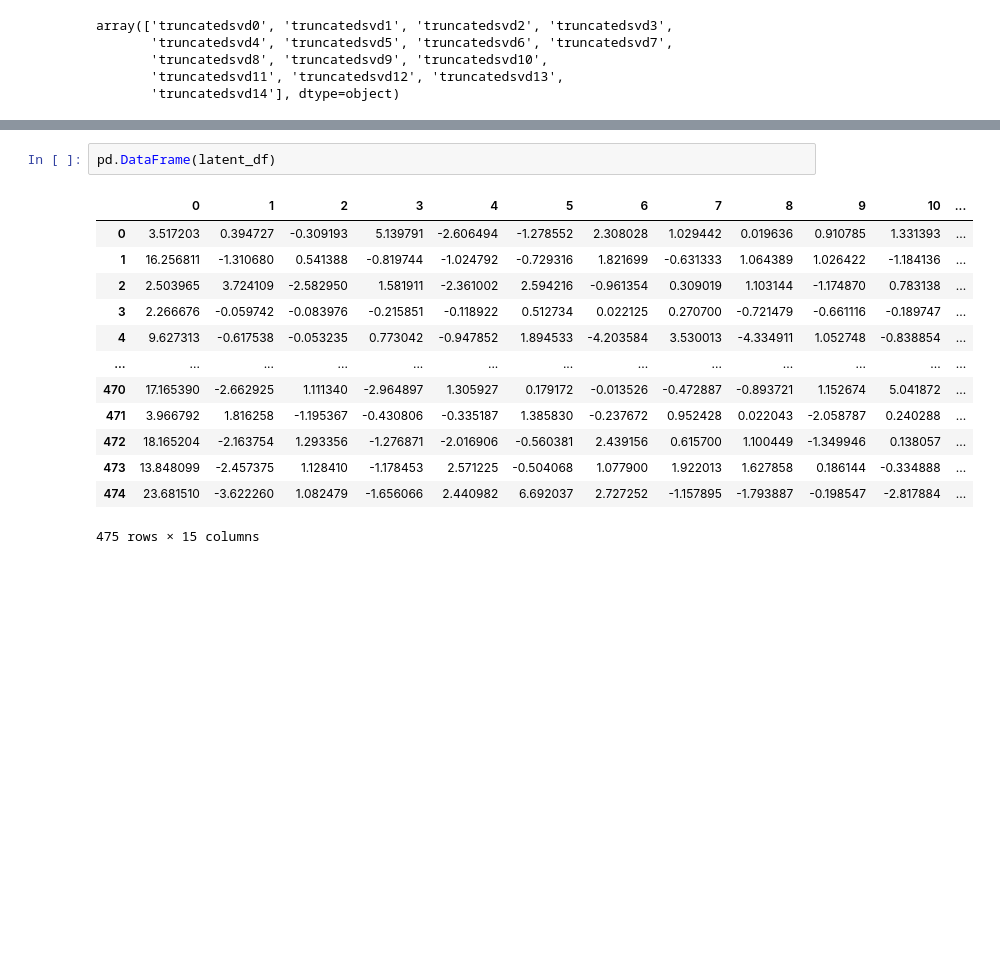
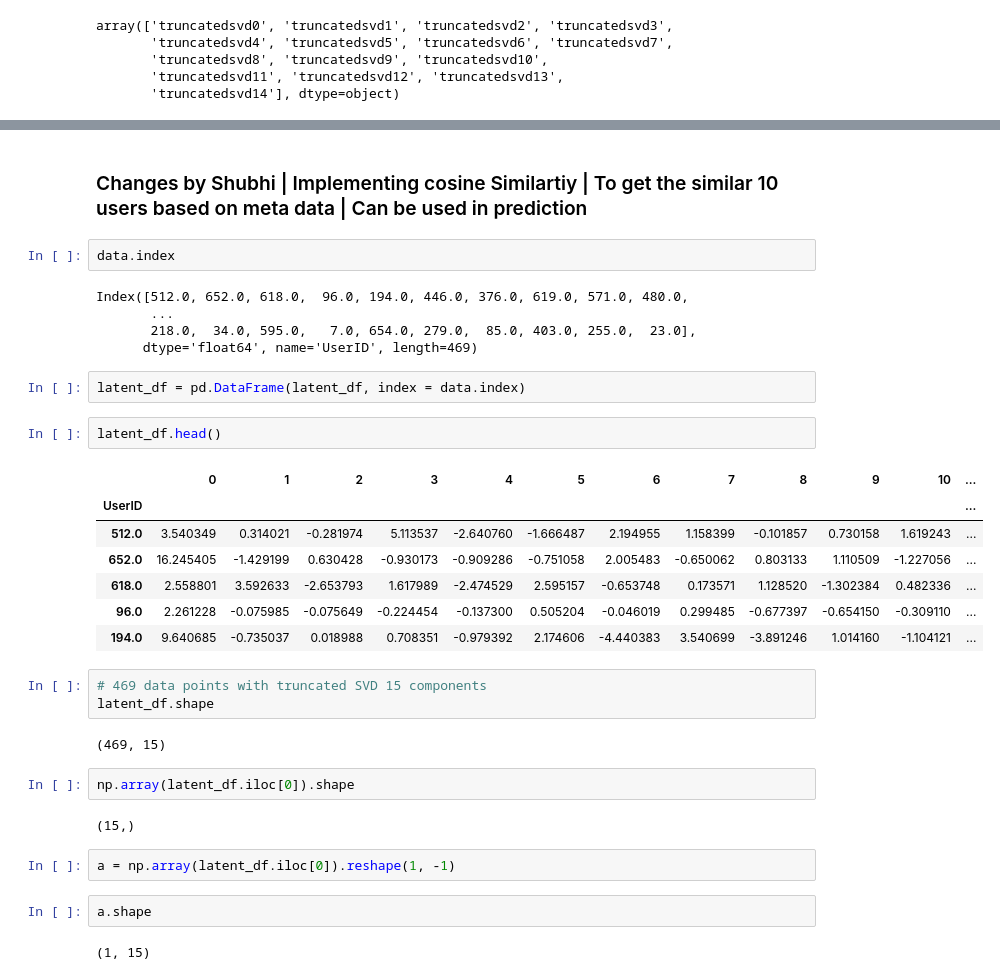
Before and after one commit to Shubhi-Varshney/data_bpm, a Jupyter notebook: notebooks/yulia_metadata_processing.ipynb, the cells around one changed output, grey strips where cells are left out. Drawn from its saved outputs; the diff is of its cells as text; blank space fills up the shorter version.

```diff
--- a/notebooks/yulia_metadata_processing.ipynb
+++ b/notebooks/yulia_metadata_processing.ipynb
@@ -281,16 +285,36 @@ array([[ 3.51720275,  0.39472738, -0.30919282, ..., -1.60641127,
+# %% [markdown]
+### Changes by Shubhi | Implementing cosine Similartiy | To get the similar 10 users based on meta data | Can be used in prediction
+# %%
+data.index
+# %% [output]
+Index([512.0, 652.0, 618.0,  96.0, 194.0, 446.0, 376.0, 619.0, 571.0, 480.0,
+       ...
+       218.0,  34.0, 595.0,   7.0, 654.0, 279.0,  85.0, 403.0, 255.0,  23.0],
+      dtype='float64', name='UserID', length=469)
 # %%
-pd.DataFrame(latent_df)
+latent_df = pd.DataFrame(latent_df, index = data.index)
-# %% [output]
-|  | 0 | 1 | 2 | 3 | 4 | 5 | 6 | 7 | 8 | 9 | 10 | ... |
-| 0 | 3.517203 | 0.394727 | -0.309193 | 5.139791 | -2.606494 | -1.278552 | 2.308028 | 1.029442 | 0.019636 | 0.910785 | 1.331393 | ... |
-| 1 | 16.256811 | -1.310680 | 0.541388 | -0.819744 | -1.024792 | -0.729316 | 1.821699 | -0.631333 | 1.064389 | 1.026422 | -1.184136 | ... |
-| 2 | 2.503965 | 3.724109 | -2.582950 | 1.581911 | -2.361002 | 2.594216 | -0.961354 | 0.309019 | 1.103144 | -1.174870 | 0.783138 | ... |
-| 3 | 2.266676 | -0.059742 | -0.083976 | -0.215851 | -0.118922 | 0.512734 | 0.022125 | 0.270700 | -0.721479 | -0.661116 | -0.189747 | ... |
-| 4 | 9.627313 | -0.617538 | -0.053235 | 0.773042 | -0.947852 | 1.894533 | -4.203584 | 3.530013 | -4.334911 | 1.052748 | -0.838854 | ... |
-| ... | ... | ... | ... | ... | ... | ... | ... | ... | ... | ... | ... | ... |
-| 470 | 17.165390 | -2.662925 | 1.111340 | -2.964897 | 1.305927 | 0.179172 | -0.013526 | -0.472887 | -0.893721 | 1.152674 | 5.041872 | ... |
-| 471 | 3.966792 | 1.816258 | -1.195367 | -0.430806 | -0.335187 | 1.385830 | -0.237672 | 0.952428 | 0.022043 | -2.058787 | 0.240288 | ... |
-| 472 | 18.165204 | -2.163754 | 1.293356 | -1.276871 | -2.016906 | -0.560381 | 2.439156 | 0.615700 | 1.100449 | -1.349946 | 0.138057 | ... |
-| 473 | 13.848099 | -2.457375 | 1.128410 | -1.178453 | 2.571225 | -0.504068 | 1.077900 | 1.922013 | 1.627858 | 0.186144 | -0.334888 | ... |
-| 474 | 23.681510 | -3.622260 | 1.082479 | -1.656066 | 2.440982 | 6.692037 | 2.727252 | -1.157895 | -1.793887 | -0.198547 | -2.817884 | ... |
-475 rows × 15 columns
+# %%
+latent_df.head()
+# %% [output]
+|  | 0 | 1 | 2 | 3 | 4 | 5 | 6 | 7 | 8 | 9 | 10 | ... |
+| UserID |  |  |  |  |  |  |  |  |  |  |  | ... |
+| 512.0 | 3.540349 | 0.314021 | -0.281974 | 5.113537 | -2.640760 | -1.666487 | 2.194955 | 1.158399 | -0.101857 | 0.730158 | 1.619243 | ... |
+| 652.0 | 16.245405 | -1.429199 | 0.630428 | -0.930173 | -0.909286 | -0.751058 | 2.005483 | -0.650062 | 0.803133 | 1.110509 | -1.227056 | ... |
+| 618.0 | 2.558801 | 3.592633 | -2.653793 | 1.617989 | -2.474529 | 2.595157 | -0.653748 | 0.173571 | 1.128520 | -1.302384 | 0.482336 | ... |
+| 96.0 | 2.261228 | -0.075985 | -0.075649 | -0.224454 | -0.137300 | 0.505204 | -0.046019 | 0.299485 | -0.677397 | -0.654150 | -0.309110 | ... |
+| 194.0 | 9.640685 | -0.735037 | 0.018988 | 0.708351 | -0.979392 | 2.174606 | -4.440383 | 3.540699 | -3.891246 | 1.014160 | -1.104121 | ... |
+# %%
+# 469 data points with truncated SVD 15 components
+latent_df.shape
+# %% [output]
+(469, 15)
+# %%
+np.array(latent_df.iloc[0]).shape
+# %% [output]
+(15,)
+# %%
+a = np.array(latent_df.iloc[0]).reshape(1, -1)
+# %%
+a.shape
+# %% [output]
+(1, 15)
```
Also changed, not shown: parts of 35 cells of this notebook, 5 other files.
